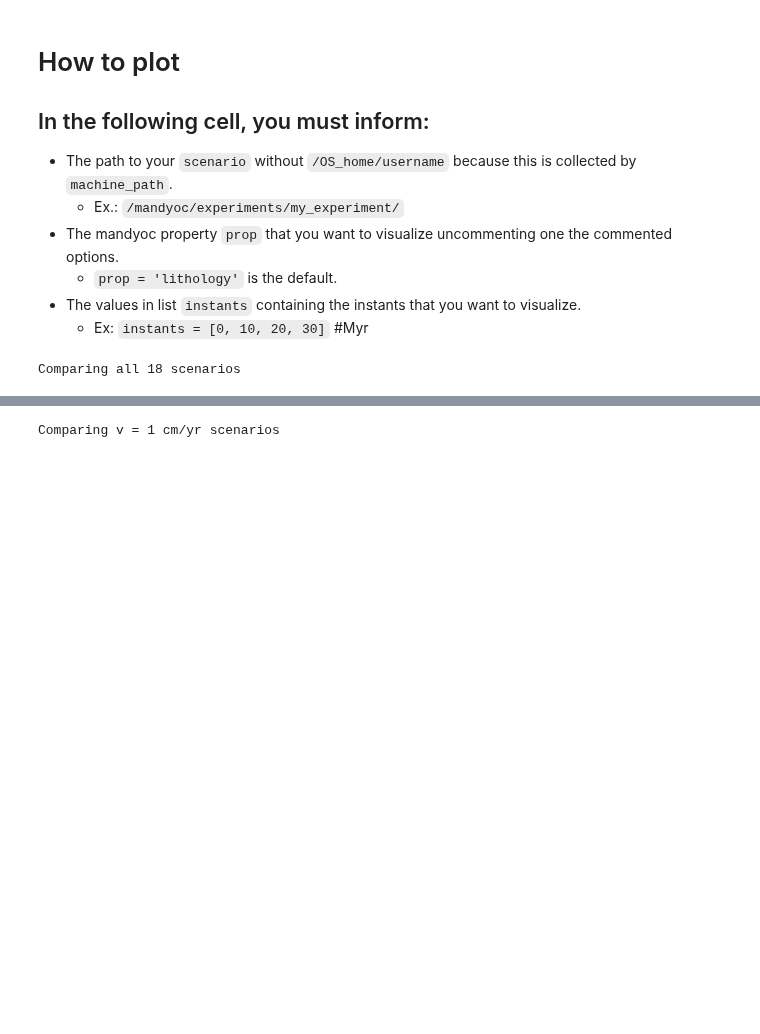
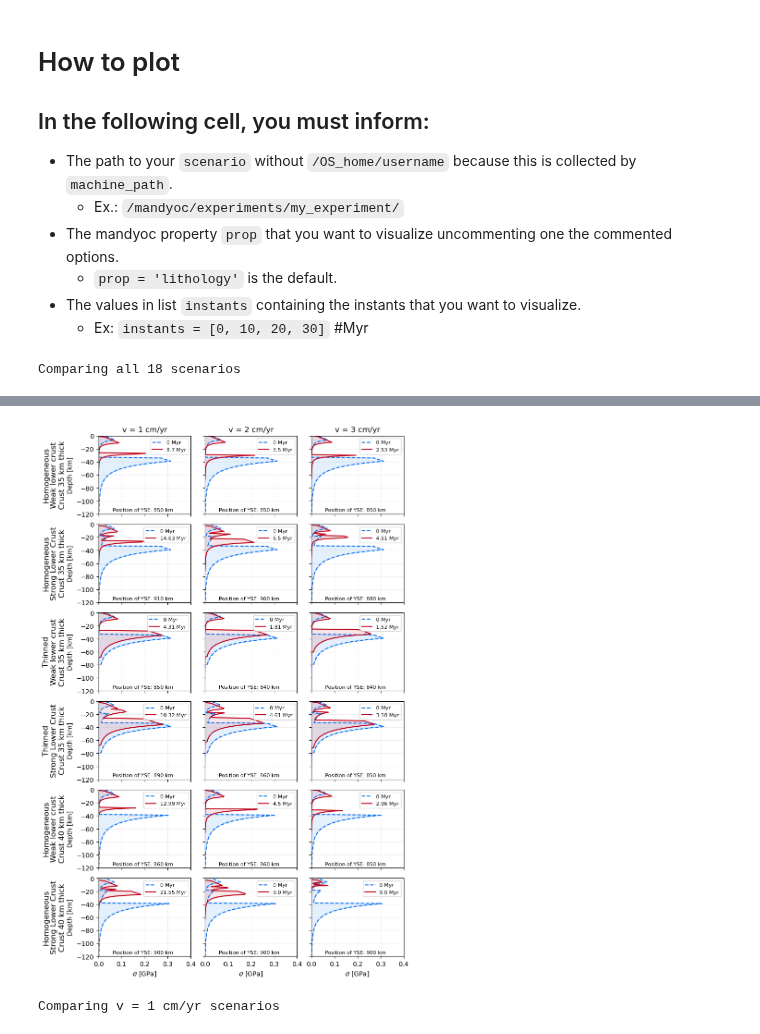
Before and after one commit to jopmas/scripts, a Jupyter notebook: rifting_article/plot_steps_comparison_with_YSE.ipynb, the cells around one changed output, grey strips where cells are left out. Cells and saved outputs as stored; diff of their text form; code cells hidden in the pictures; blank space fills up the shorter version.

Commit message:
fixing comparisons of YSE

```diff
--- a/rifting_article/plot_steps_comparison_with_YSE.ipynb
+++ b/rifting_article/plot_steps_comparison_with_YSE.ipynb
@@ -435,3 +411,103 @@ Text(-0.48, 0.5, 'Homogeneous\nStrong Lower Crust\nCrust 40 km thick')
+# %%
+##################################################################################################################
+plt.close()
+fig, axs = plt.subplots(6, 3, figsize=(8,12), constrained_layout=True, sharex=True, sharey=True)
+axs=axs.flatten()
+
+Clcs = [1.0, 1.0, 1.0,
+        10.0, 10.0, 10.0,
+        1.0, 1.0, 1.0,
+        10.0, 10.0, 10.0,
+        1.0, 1.0, 1.0,
+        10.0, 10.0, 10.0]
+
+# time_lithospheric_breakbups = [#v1    v2   v3
+                            #    12.85, 5.50, 3.53, #c=1 - homogeneous
+                            #    24.78, 8.98, 5.51, #c=10 - homogeneous ok
+
+                            #    12.82, 6.06, 4.28, #c=1 - thinned
+                            #    26.28, 9.64, 10.0, #c=10 - thinned RUNNING
+
+                            #    15.99, 6.00, 3.56, #c=1 - crust40km
+                            #    36.87, 12.26, 10.0 #c=10 - crust40km RUNNING
+# ]
+
+# x_positions = [#v1    v2   v3
+#                 850.0e3, 850.0e3, 850.0e3, #c=1 - homogeneous
+#                 910.0e3, 910.e3, 880.0e3, #c=10 - homogeneous ok
+
+#                 850.0e3, 850.0e3, 850.0e3, #c=1 - thinned
+#                 900.0e3, 870.0e3, 870.0e3, #c=10 - thinned RUNNING
+
+#                 870.0e3, 860.0e3, 850.0e3, #c=1 - crust40km
+#                 900.0e3, 900.0e3, 900.0e3 #c=10 - crust40km RUNNING
+# ]
+
+
+time_lithospheric_breakbups = [#v1    v2   v3
+                               11.70, 5.00, 3.53, #c=1 - homogeneous
+                               17.63, 8.00, 5.51, #c=10 - homogeneous ok
+
+                               7.31, 3.31, 2.52, #c=1 - thinned
+                               13.32, 6.11, 4.18, #c=10 - thinned
+
+                               15.99, 6.00, 3.96, #c=1 - crust40km
+                               24.55, 10.50, 10.0 #c=10 - crust40km RUNNING
+]
+
+x_positions = [#v1    v2   v3
+                850.0e3, 850.0e3, 850.0e3, #c=1 - homogeneous
+                910.0e3, 900.0e3, 880.0e3, #c=10 - homogeneous ok
+
+                850.0e3, 840.0e3, 840.0e3, #c=1 - thinned
+                890.0e3, 860.0e3, 850.0e3, #c=10 - thinned RUNNING
+
+                860.0e3, 860.0e3, 850.0e3, #c=1 - crust40km
+                900.0e3, 900.0e3, 900.0e3 #c=10 - crust40km RUNNING
+]
+
+velocities = [1, 2, 3]*6
+extension_retreat = 30.0e3 #km
+
+for ax, dataset, clc, time_breakup, x_position, velocity in zip(axs, datasets, Clcs, time_lithospheric_breakbups, x_positions, velocities):
+    T_profile, Rho_profile, z = calc_and_plot_YSE(ax, dataset, instant=0, x_position=x_position, clc=clc, linestyle='--', color='xkcd:cerulean blue', fill=True, alpha=0.1)
+    dt_retreat = (extension_retreat/(velocity*1.0e-2))/1.0e6 #Myr - converting velocity from cm/yr to m/s and then the result to Myr
+    instant = time_breakup - dt_retreat
+    T_profile, Rho_profile, z = calc_and_plot_YSE(ax, dataset, instant=np.round(instant,2), x_position=x_position, clc=clc, linestyle='-', color='xkcd:scarlet', fill=True, alpha=0.1)
+    ax.legend(loc='upper right', fontsize=8)
+    ax.text(0.15, 0.03, f"Position of YSE: {int(x_position/1.0e3)} km", transform=ax.transAxes, fontsize=8)
+
+ylims = np.array([-120, 0]) #
+xlims = np.array([0, 0.4])
+for ax, number in zip(axs, range(len(axs))):
+    ax.grid('-k', alpha=0.2)
+    # ax.text(-0.2, 1.1, f"{string.ascii_lowercase[number]})", transform=ax.transAxes, fontsize=12)
+    ax.set_xlim(xlims)
+    ax.set_ylim(ylims)
+    ax.set_xlabel(f'$\sigma$ [GPa]', fontsize=10) if  ax.get_subplotspec().is_last_row() else ax.set_xlabel('')
+    ax.set_ylabel('Depth [km]', fontsize=10) if ax.get_subplotspec().is_first_col() else ax.set_ylabel('')
+
+
+axs[0].set_title(f'v = 1 cm/yr', fontsize=12)
+axs[1].set_title(f'v = 2 cm/yr', fontsize=12)
+axs[2].set_title(f'v = 3 cm/yr', fontsize=12)
+
+xpos = -0.48
+ypos = 0.5
+fsize = 12
+axs[0].text(xpos, ypos, f"Homogeneous\nWeak lower crust\nCrust 35 km thick", transform=axs[0].transAxes, fontsize=fsize, rotation=90, ha='center', va='center')
+axs[3].text(xpos, ypos, f"Homogeneous\nStrong Lower Crust\nCrust 35 km thick", transform=axs[3].transAxes, fontsize=fsize, rotation=90, ha='center', va='center')
+axs[6].text(xpos, ypos, f"Thinned\nWeak lower crust\nCrust 35 km thick", transform=axs[6].transAxes, fontsize=fsize, rotation=90, ha='center', va='center')
+axs[9].text(xpos, ypos, f"Thinned\nStrong Lower Crust\nCrust 35 km thick", transform=axs[9].transAxes, fontsize=fsize, rotation=90, ha='center', va='center')
+axs[12].text(xpos, ypos, f"Homogeneous\nWeak lower crust\nCrust 40 km thick", transform=axs[12].transAxes, fontsize=fsize, rotation=90, ha='center', va='center')
+axs[15].text(xpos, ypos, f"Homogeneous\nStrong Lower Crust\nCrust 40 km thick", transform=axs[15].transAxes, fontsize=fsize, rotation=90, ha='center', va='center')
+
+
+figname = f"YSE_Comparison_all_RFT"
+fig.savefig(f'figures/{figname}.png', dpi=300)
+fig.savefig(f'figures/{figname}.pdf', dpi=300)
+# %% [output]
+[figure, added]
 # %%
 v = 1
 # v = 2
```
Also changed, not shown: parts of 3 cells of this notebook, 8 other files.
